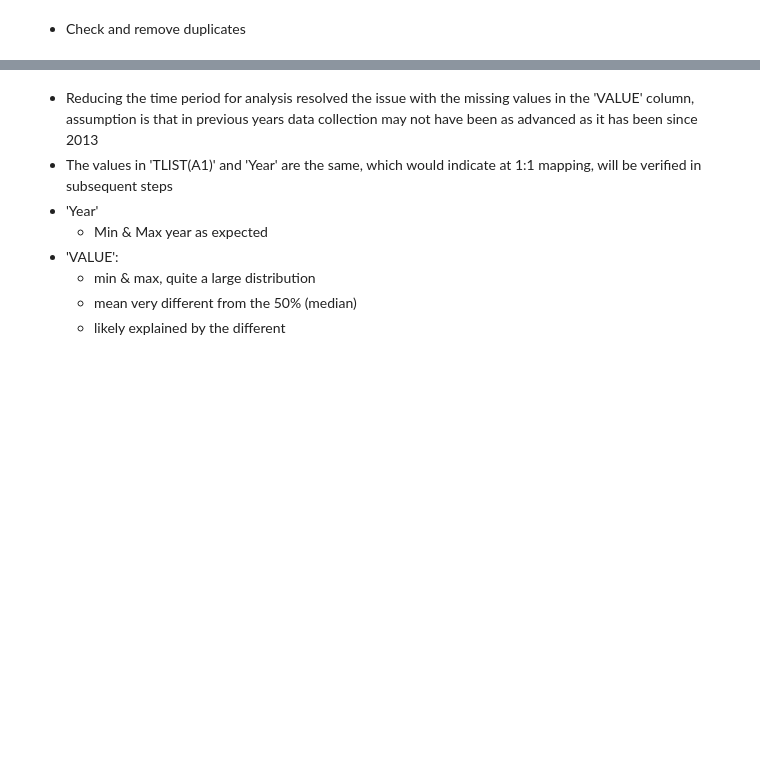
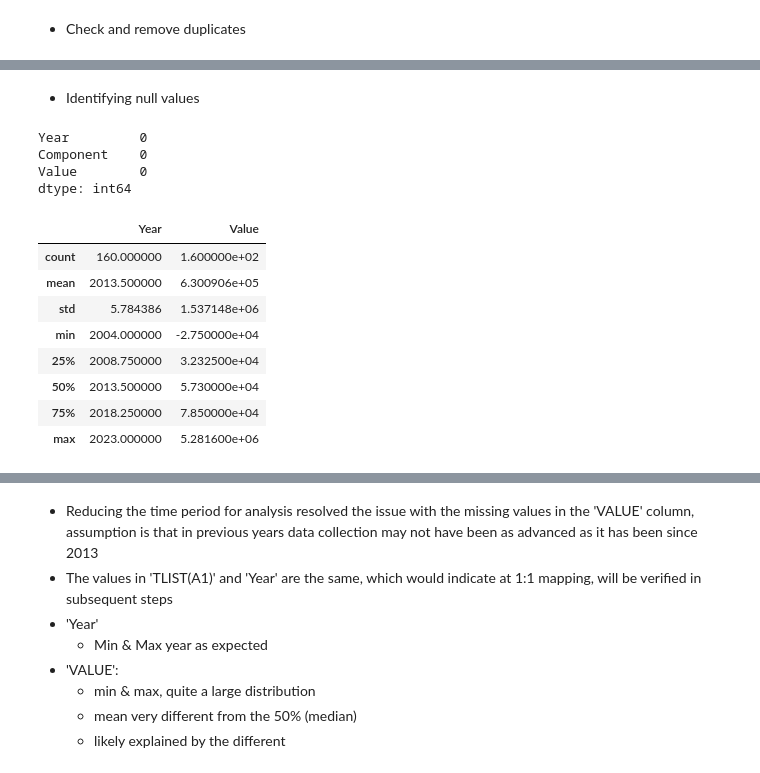
Before and after one commit to sba23014/cct_msc_data_analytics, a Jupyter notebook: s1_ca1/MSC_DA_CA1.ipynb, the cells around one changed output, grey strips where cells are left out. Cells and saved outputs as stored; diff of their text form; code cells hidden in the pictures; blank space fills up the shorter version.

```diff
--- a/s1_ca1/MSC_DA_CA1.ipynb
+++ b/s1_ca1/MSC_DA_CA1.ipynb
@@ -377,0 +415,23 @@ print()
+# %% [markdown]
+* Identifying null values
+# %%
+# Finding the null values
+print(pop_change_df.isnull().sum())
+# %% [output]
+Year         0
+Component    0
+Value        0
+dtype: int64
+# %%
+# Generate descriptive statistics for all attributes
+pop_change_df.describe()
+# %% [output]
+|  | Year | Value |
+| count | 160.000000 | 1.600000e+02 |
+| mean | 2013.500000 | 6.300906e+05 |
+| std | 5.784386 | 1.537148e+06 |
+| min | 2004.000000 | -2.750000e+04 |
+| 25% | 2008.750000 | 3.232500e+04 |
+| 50% | 2013.500000 | 5.730000e+04 |
+| 75% | 2018.250000 | 7.850000e+04 |
+| max | 2023.000000 | 5.281600e+06 |
```
Also changed, not shown: parts of 12 cells of this notebook, 1 other file.
